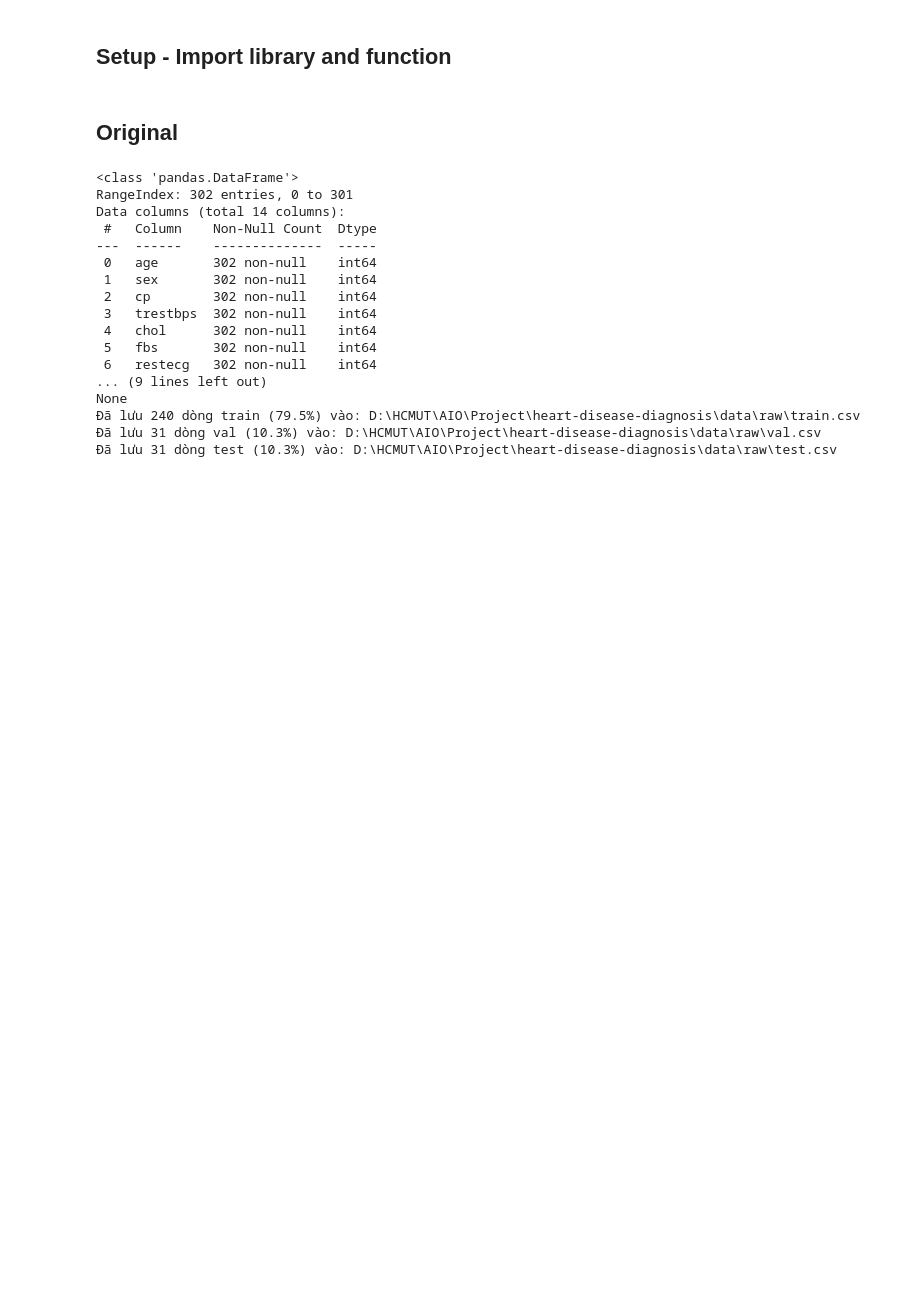
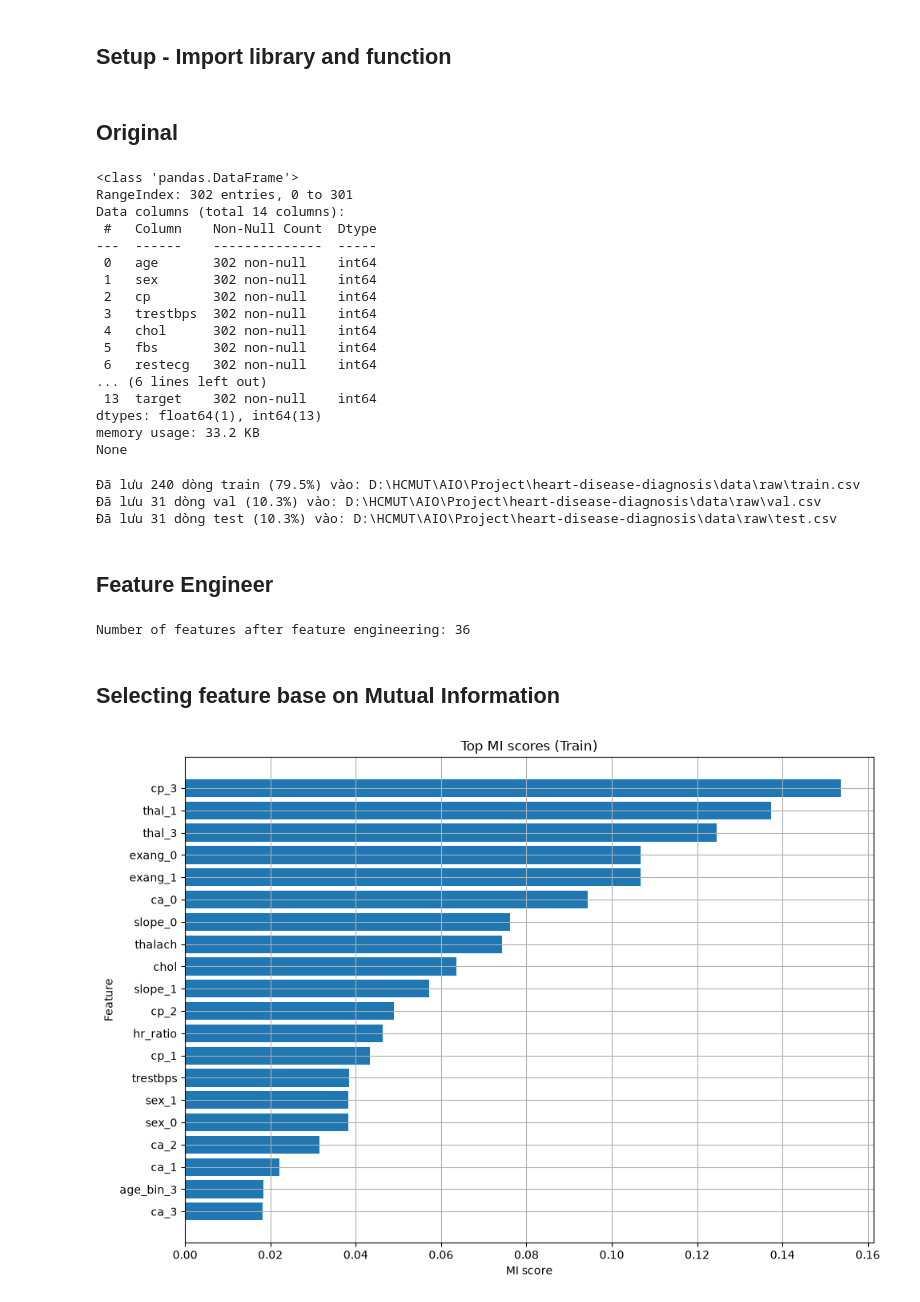
Before and after one commit to AIVIETNAM-AIO-Khoa2211/heart-disease-diagnosis, a Jupyter notebook: notebooks/02_preprocessing.ipynb, the cells around one changed output. Saved outputs shown, nothing was run; the diff lists cells and outputs as text; code cells hidden in the pictures; blank space fills up the shorter version.

```diff
--- a/notebooks/02_preprocessing.ipynb
+++ b/notebooks/02_preprocessing.ipynb
@@ -16,7 +21,6 @@ import src.config as config
 # %%
 df = load_dataset(config.CLEVELAND_CSV_PATH)
 train, val, test = split_train_val_test(df)
-save_train_val_test(train,val,test,config.RAW_DIR)
 # %% [output]
 <class 'pandas.DataFrame'>
 RangeIndex: 302 entries, 0 to 301
@@ -30,8 +34,49 @@ Data columns (total 14 columns):
  4   chol      302 non-null    int64
  5   fbs       302 non-null    int64
  6   restecg   302 non-null    int64
-... (9 lines left out)
+... (6 lines left out)
+ 13  target    302 non-null    int64
+dtypes: float64(1), int64(13)
+memory usage: 33.2 KB
 None
-Đã lưu 240 dòng train (79.5%) vào: D:\HCMUT\AIO\Project\heart-disease-diagnosis\data\raw\train.csv
-Đã lưu 31 dòng val (10.3%) vào: D:\HCMUT\AIO\Project\heart-disease-diagnosis\data\raw\val.csv
-Đã lưu 31 dòng test (10.3%) vào: D:\HCMUT\AIO\Project\heart-disease-diagnosis\data\raw\test.csv
+# %%
+save_train_val_test(train,val,test,config.RAW_DIR)
+# %% [output]
+Đã lưu 240 dòng train (79.5%) vào: D:\HCMUT\AIO\Project\heart-disease-diagnosis\data\raw\train.csv
+Đã lưu 31 dòng val (10.3%) vào: D:\HCMUT\AIO\Project\heart-disease-diagnosis\data\raw\val.csv
+Đã lưu 31 dòng test (10.3%) vào: D:\HCMUT\AIO\Project\heart-disease-diagnosis\data\raw\test.csv
+# %% [markdown]
+## Feature Engineer
+# %%
+X_train, y_train = train.drop(columns=[config.TARGET_COL]), train[config.TARGET_COL]
+X_val, y_val = val.drop(columns=[config.TARGET_COL]), val[config.TARGET_COL]
+X_test, y_test = test.drop(columns=[config.TARGET_COL]), test[config.TARGET_COL]
+
+X_fe_train, X_fe_val, X_fe_test, pipeline = run_feature_engineering(
+    X_train, X_val, X_test, y_train
+)
+# %% [output]
+Number of features after feature engineering: 36
+# %% [markdown]
+## Selecting feature base on Mutual Information
+# %%
+k = len(config.COLS)
+topk_cols, scores = select_top_features_by_mi(
+    pipeline, config.CATEGORICAL_COLS + ["age_bin"],
+    X_fe_train, y_train,
+    K=k
+)
+
+N = min(20, len(scores))
+top_for_plot = scores.head(N).iloc[::-1]
+
+plt.figure(figsize=(10, max(6, 0.35 * N)))
+plt.barh(top_for_plot.index, top_for_plot.values)
+plt.title("Top MI scores (Train)")
+plt.xlabel("MI score")
+plt.ylabel("Feature")
+plt.grid(True)
+plt.tight_layout()
+plt.show()
+# %% [output]
+[figure, added]
```
Also changed, not shown: parts of 5 cells of this notebook, 9 other files.
